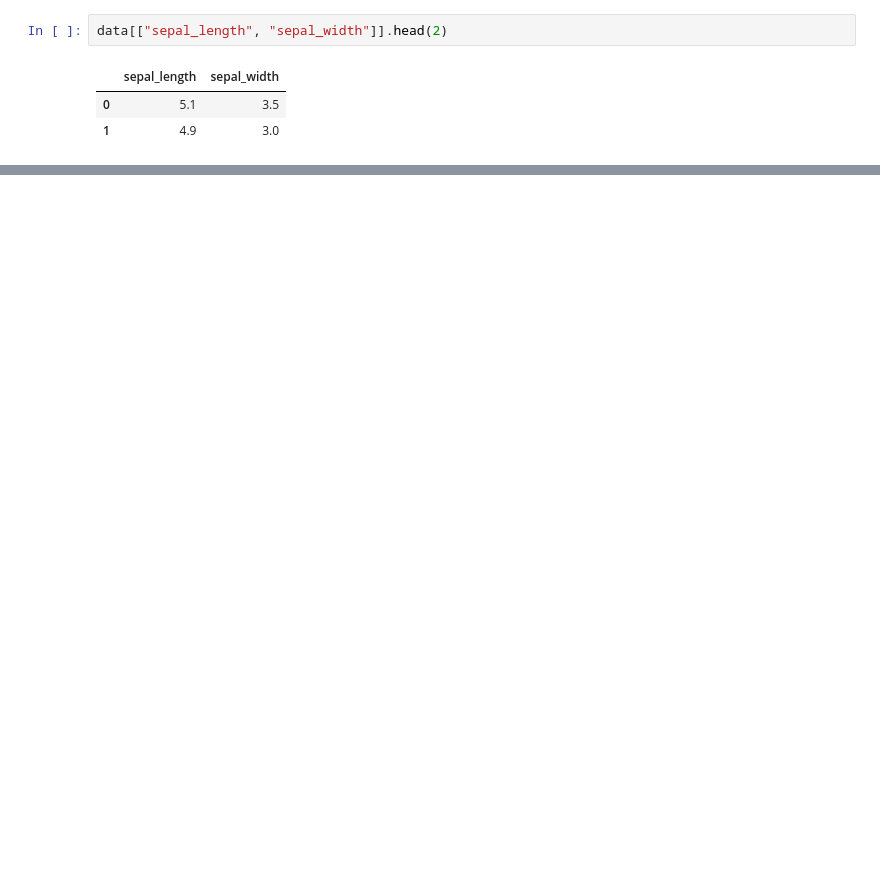
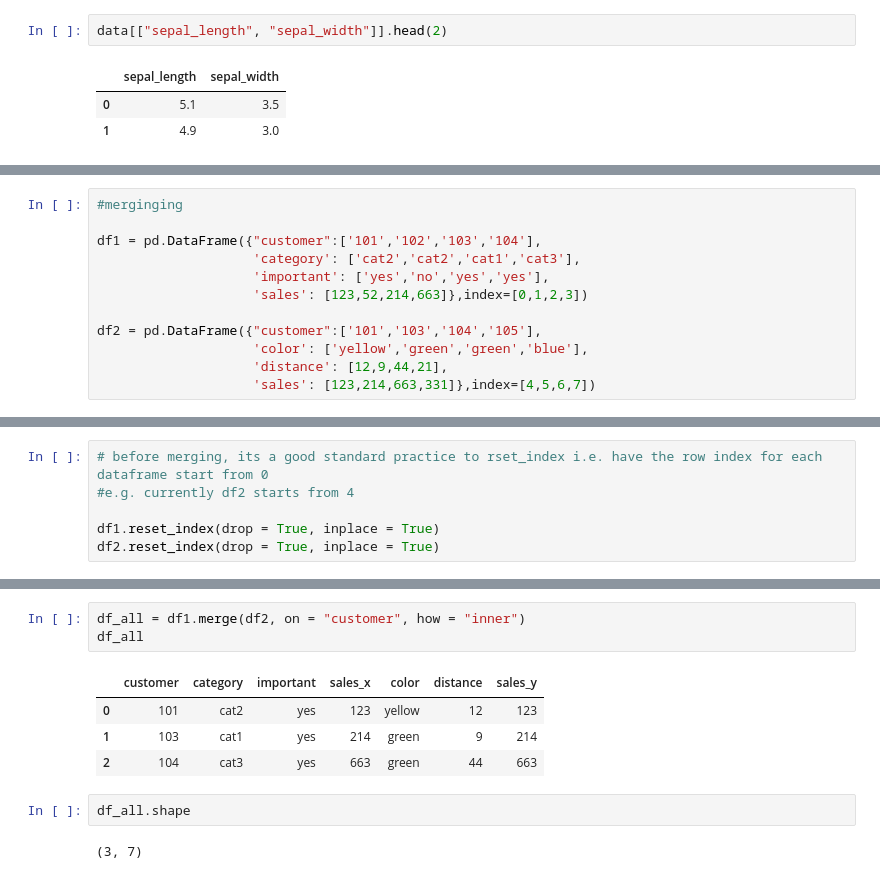
Before and after one commit to sahilsaxena21/PGP-DSBA-UTA, a Jupyter notebook: Master Reference Code.ipynb, the cells around one changed output, grey strips where cells are left out. Drawn from its saved outputs; the diff is of its cells as text; blank space fills up the shorter version.

```diff
--- a/Master Reference Code.ipynb
+++ b/Master Reference Code.ipynb
@@ -611,0 +873,12 @@ The dataset has 150 rows of observations and 5 columns.
+# %%
+#merginging
+
+df1 = pd.DataFrame({"customer":['101','102','103','104'],
+                    'category': ['cat2','cat2','cat1','cat3'],
+                    'important': ['yes','no','yes','yes'],
+                    'sales': [123,52,214,663]},index=[0,1,2,3])
+
+df2 = pd.DataFrame({"customer":['101','103','104','105'],
+                    'color': ['yellow','green','green','blue'],
+                    'distance': [12,9,44,21],
+                    'sales': [123,214,663,331]},index=[4,5,6,7])
@@ -611,0 +905,6 @@ The dataset has 150 rows of observations and 5 columns.
+# %%
+# before merging, its a good standard practice to rset_index i.e. have the row index for each dataframe start from 0
+#e.g. currently df2 starts from 4
+
+df1.reset_index(drop = True, inplace = True)
+df2.reset_index(drop = True, inplace = True)
@@ -611,0 +919,12 @@ The dataset has 150 rows of observations and 5 columns.
+# %%
+df_all = df1.merge(df2, on = "customer", how = "inner")
+df_all
+# %% [output]
+|  | customer | category | important | sales_x | color | distance | sales_y |
+| 0 | 101 | cat2 | yes | 123 | yellow | 12 | 123 |
+| 1 | 103 | cat1 | yes | 214 | green | 9 | 214 |
+| 2 | 104 | cat3 | yes | 663 | green | 44 | 663 |
+# %%
+df_all.shape
+# %% [output]
+(3, 7)
```
Also changed, not shown: parts of 75 cells of this notebook.
